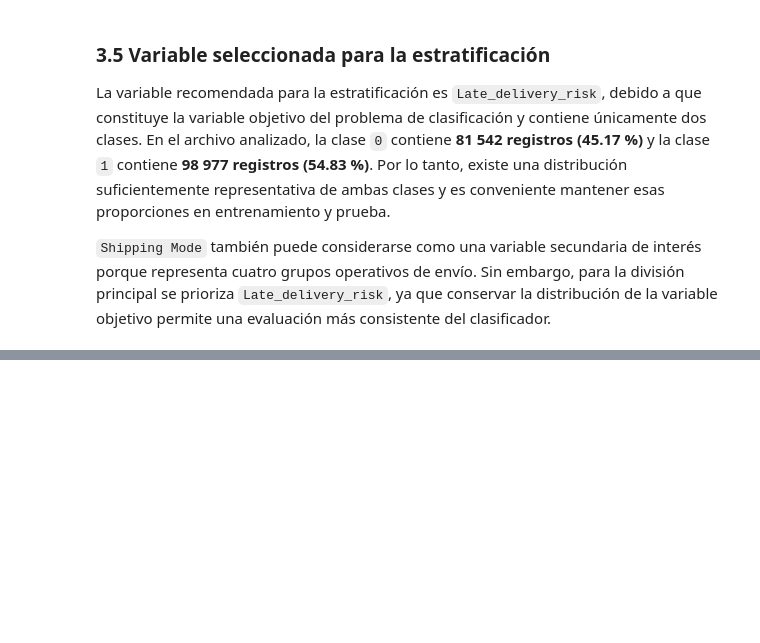
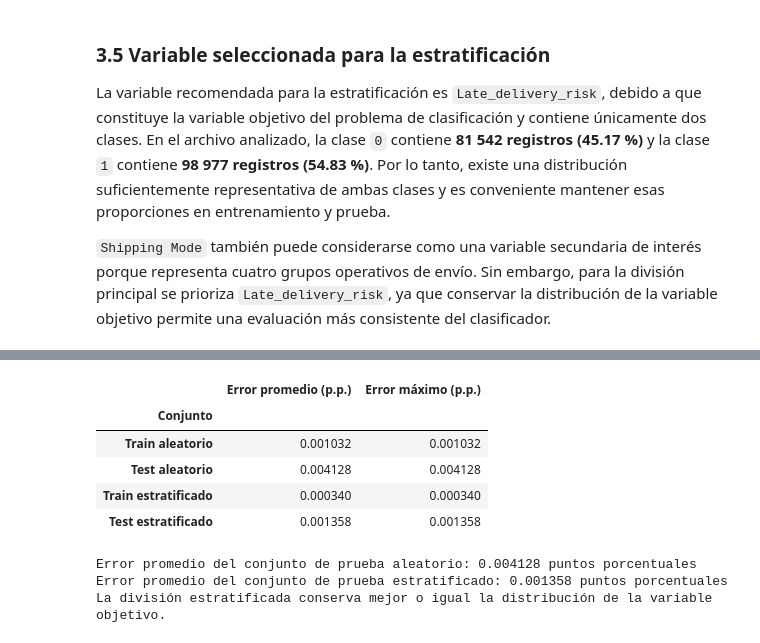
Before and after one commit to JB1302/Big-Data-G2, a Jupyter notebook: ProyectoDataCo.ipynb, the cells around one changed output, grey strips where cells are left out. Cells and saved outputs as stored; diff of their text form; code cells hidden in the pictures; blank space fills up the shorter version.

```diff
--- a/ProyectoDataCo.ipynb
+++ b/ProyectoDataCo.ipynb
@@ -457,0 +534,48 @@ La variable recomendada para la estratificación es `Late_delivery_risk`, debido
+# %%
+### 4.5 Error de muestreo respecto a la distribución original
+proporcion_original = obtener_proporciones(y)
+
+conjuntos_comparacion = {
+    "Train aleatorio": y_train_aleatorio,
+    "Test aleatorio": y_test_aleatorio,
+    "Train estratificado": y_train_estratificado,
+    "Test estratificado": y_test_estratificado
+}
+
+resultados_error = []
+
+for nombre, serie in conjuntos_comparacion.items():
+    proporcion_split = obtener_proporciones(serie)
+    diferencia_pp = (proporcion_split - proporcion_original).abs() * 100
+
+    resultados_error.append({
+        "Conjunto": nombre,
+        "Error promedio (p.p.)": diferencia_pp.mean(),
+        "Error máximo (p.p.)": diferencia_pp.max()
+    })
+
+comparacion_error = pd.DataFrame(resultados_error).set_index("Conjunto")
+display(comparacion_error.round(6))
+# %% [output]
+|  | Error promedio (p.p.) | Error máximo (p.p.) |
+| Conjunto |  |  |
+| Train aleatorio | 0.001032 | 0.001032 |
+| Test aleatorio | 0.004128 | 0.004128 |
+| Train estratificado | 0.000340 | 0.000340 |
+| Test estratificado | 0.001358 | 0.001358 |
+# %%
+### 4.6 Comparación automática de ambas estrategias
+error_test_aleatorio = comparacion_error.loc["Test aleatorio", "Error promedio (p.p.)"]
+error_test_estratificado = comparacion_error.loc["Test estratificado", "Error promedio (p.p.)"]
+
+print(f"Error promedio del conjunto de prueba aleatorio: {error_test_aleatorio:.6f} puntos porcentuales")
+print(f"Error promedio del conjunto de prueba estratificado: {error_test_estratificado:.6f} puntos porcentuales")
+
+if error_test_estratificado <= error_test_aleatorio:
+    print("La división estratificada conserva mejor o igual la distribución de la variable objetivo.")
+else:
+    print("En esta ejecución la división aleatoria presenta un error ligeramente menor, aunque la estratificación garantiza explícitamente la conservación de las clases.")
+# %% [output]
+Error promedio del conjunto de prueba aleatorio: 0.004128 puntos porcentuales
+Error promedio del conjunto de prueba estratificado: 0.001358 puntos porcentuales
+La división estratificada conserva mejor o igual la distribución de la variable objetivo.
```
Also changed, not shown: parts of 6 cells of this notebook.
